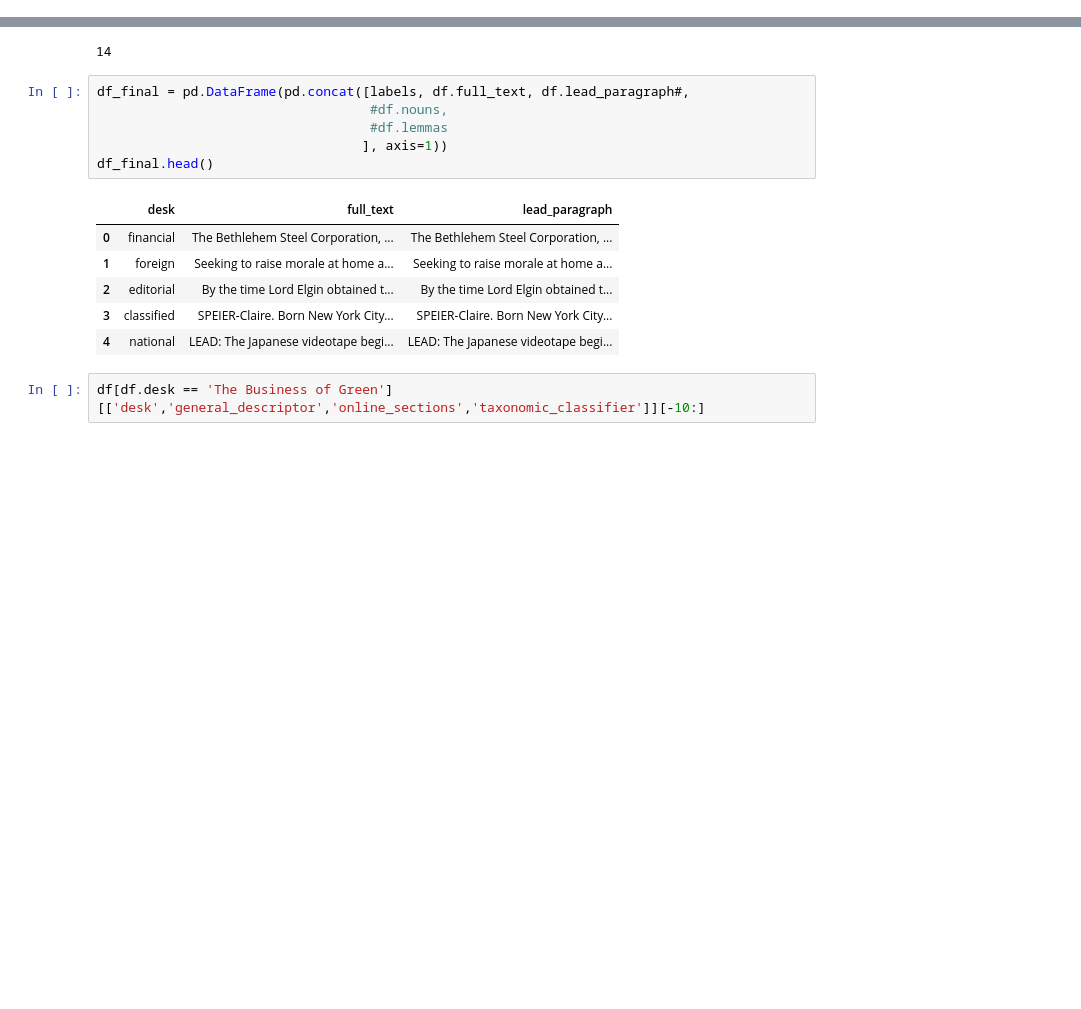
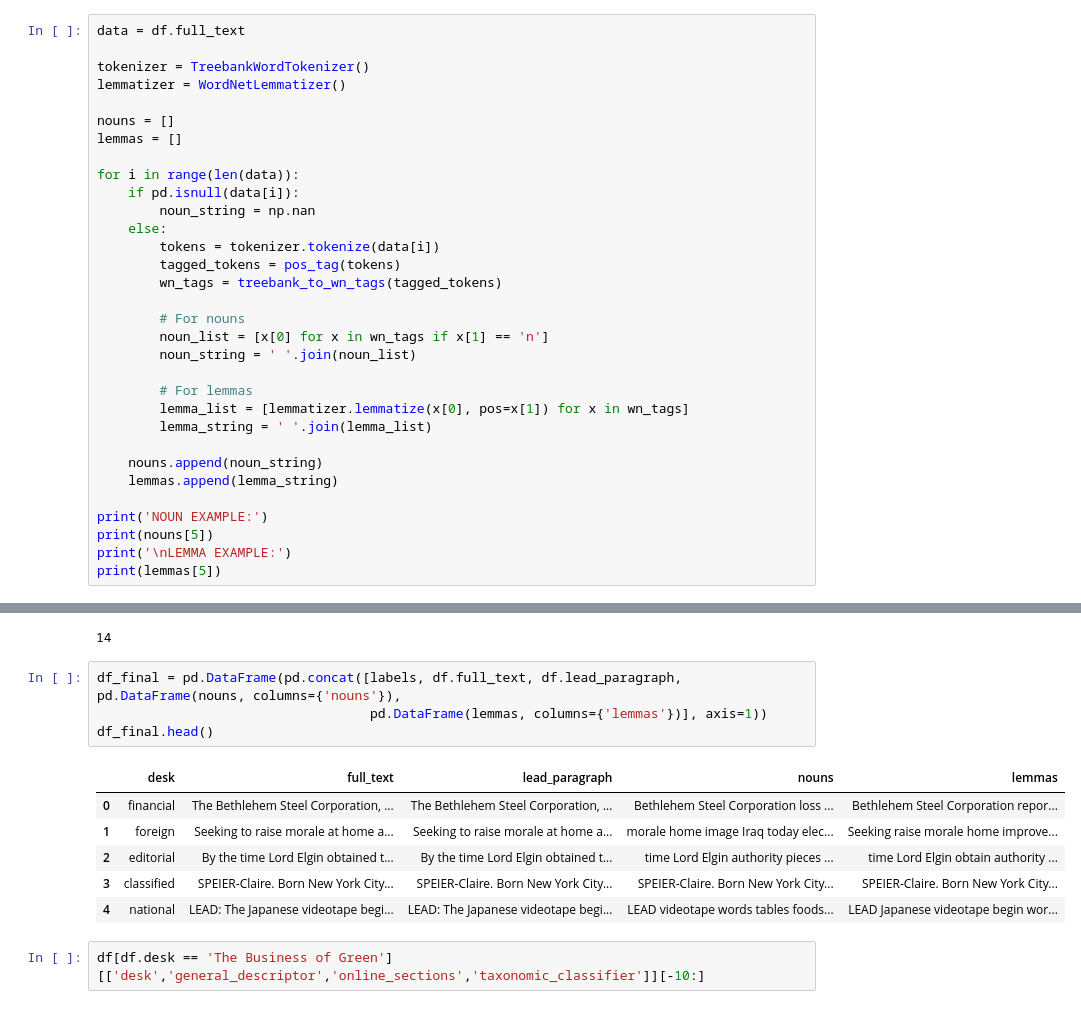
Before and after one commit to carmen16/news-article-topic-classification, a Jupyter notebook: Preprocessing.ipynb, the cells around one changed output, grey strips where cells are left out. Saved outputs shown, nothing was run; the diff lists cells and outputs as text; blank space fills up the shorter version.

```diff
--- a/Preprocessing.ipynb
+++ b/Preprocessing.ipynb
@@ -62,0 +60,32 @@ treebank.sents()[100]
+# %%
+data = df.full_text
+
+tokenizer = TreebankWordTokenizer()
+lemmatizer = WordNetLemmatizer()
+
+nouns = []
+lemmas = []
+
+for i in range(len(data)):
+    if pd.isnull(data[i]):
+        noun_string = np.nan
+    else:
+        tokens = tokenizer.tokenize(data[i])
+        tagged_tokens = pos_tag(tokens)
+        wn_tags = treebank_to_wn_tags(tagged_tokens)
+
+        # For nouns
+        noun_list = [x[0] for x in wn_tags if x[1] == 'n']
+        noun_string = ' '.join(noun_list)
+
+        # For lemmas
+        lemma_list = [lemmatizer.lemmatize(x[0], pos=x[1]) for x in wn_tags]
+        lemma_string = ' '.join(lemma_list)
+
+    nouns.append(noun_string)
+    lemmas.append(lemma_string)
+
+print('NOUN EXAMPLE:')
+print(nouns[5])
+print('\nLEMMA EXAMPLE:')
+print(lemmas[5])
@@ -162,18 +197,16 @@ labels.groupby('desk').filter(lambda x: x['desk'].count() <= 10).groupby('desk')
 # %% [output]
 14
 # %%
-df_final = pd.DataFrame(pd.concat([labels, df.full_text, df.lead_paragraph#,
-                                   #df.nouns,
-                                   #df.lemmas
-                                  ], axis=1))
+df_final = pd.DataFrame(pd.concat([labels, df.full_text, df.lead_paragraph, pd.DataFrame(nouns, columns={'nouns'}),
+                                   pd.DataFrame(lemmas, columns={'lemmas'})], axis=1))
 df_final.head()
 # %% [output]
-|  | desk | full_text | lead_paragraph |
-| 0 | financial | The Bethlehem Steel Corporation, ... | The Bethlehem Steel Corporation, ... |
-| 1 | foreign | Seeking to raise morale at home a... | Seeking to raise morale at home a... |
-| 2 | editorial | By the time Lord Elgin obtained t... | By the time Lord Elgin obtained t... |
-| 3 | classified | SPEIER-Claire. Born New York City... | SPEIER-Claire. Born New York City... |
-| 4 | national | LEAD: The Japanese videotape begi... | LEAD: The Japanese videotape begi... |
+|  | desk | full_text | lead_paragraph | nouns | lemmas |
+| 0 | financial | The Bethlehem Steel Corporation, ... | The Bethlehem Steel Corporation, ... | Bethlehem Steel Corporation loss ... | Bethlehem Steel Corporation repor... |
+| 1 | foreign | Seeking to raise morale at home a... | Seeking to raise morale at home a... | morale home image Iraq today elec... | Seeking raise morale home improve... |
+| 2 | editorial | By the time Lord Elgin obtained t... | By the time Lord Elgin obtained t... | time Lord Elgin authority pieces ... | time Lord Elgin obtain authority ... |
+| 3 | classified | SPEIER-Claire. Born New York City... | SPEIER-Claire. Born New York City... | SPEIER-Claire. Born New York City... | SPEIER-Claire. Born New York City... |
+| 4 | national | LEAD: The Japanese videotape begi... | LEAD: The Japanese videotape begi... | LEAD videotape words tables foods... | LEAD Japanese videotape begin wor... |
 # %%
 df[df.desk == 'The Business of Green'][['desk','general_descriptor','online_sections','taxonomic_classifier']][-10:]
 # %% [output]
```
Also changed, not shown: parts of 23 cells of this notebook, 5 other files.
